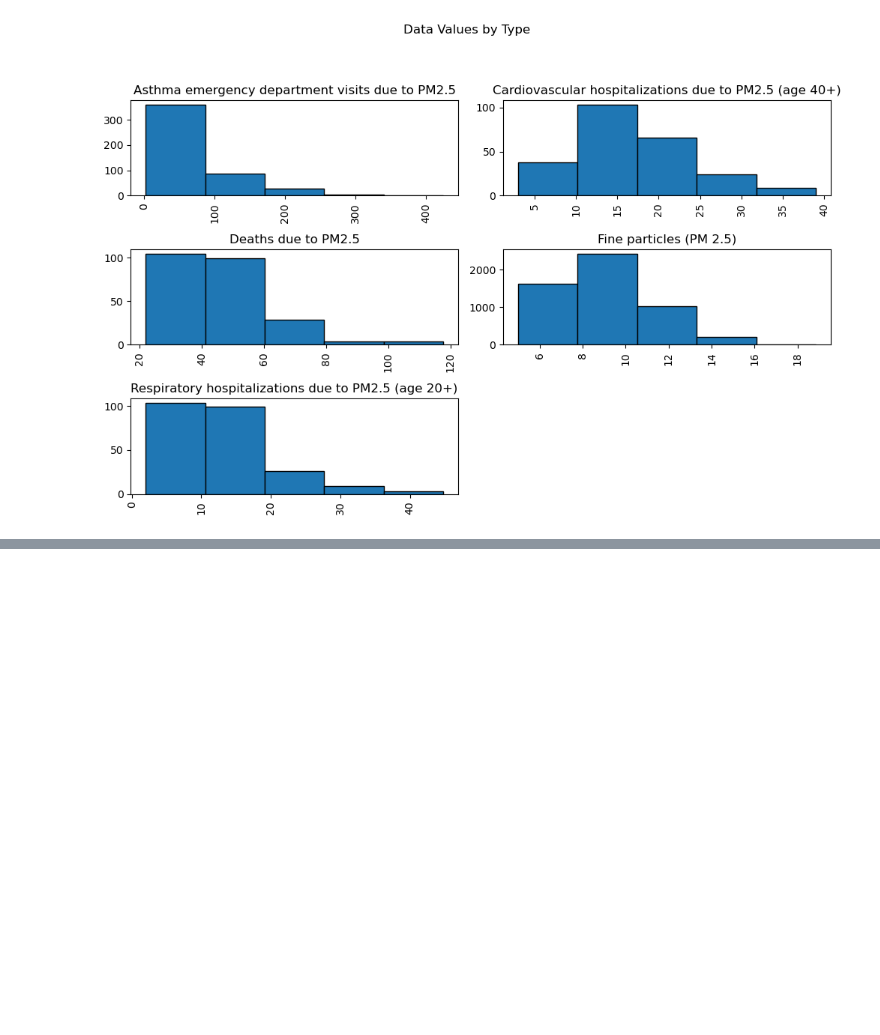
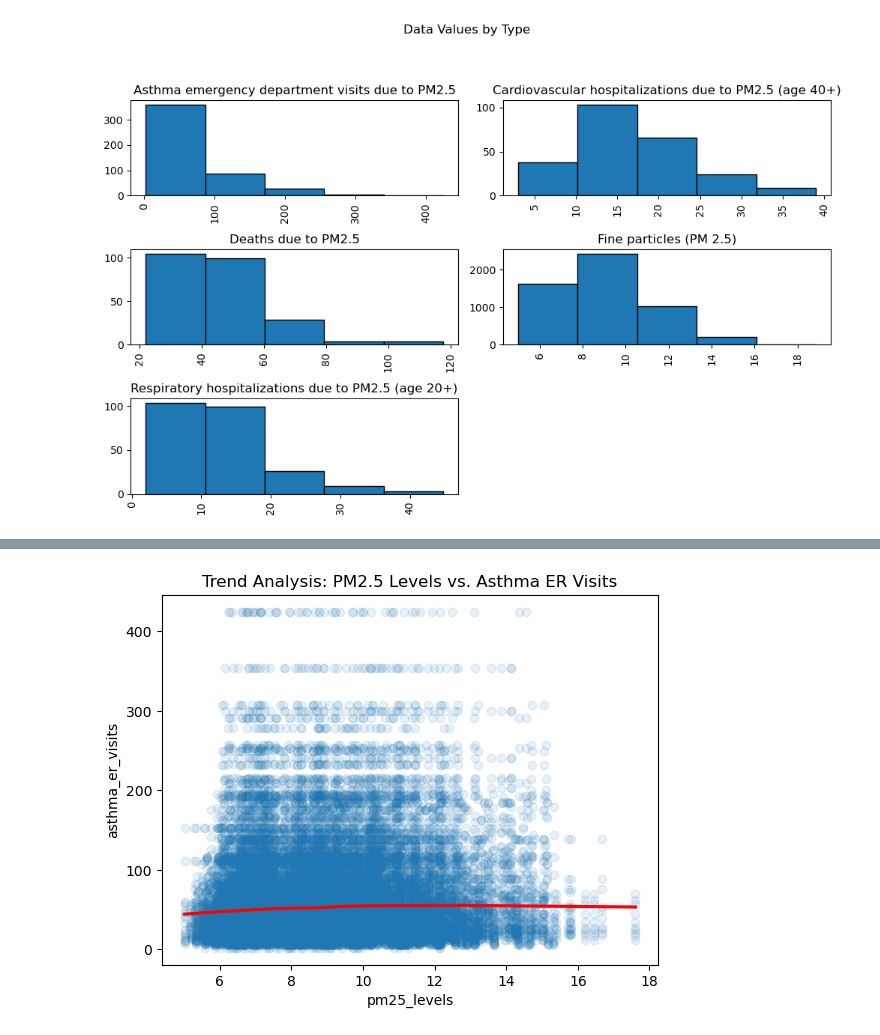
Before and after one commit to kathrynepenrod/Health-Air-Quality-Correlation-Analysis, a Jupyter notebook: final project (1).ipynb, the cells around one changed output, grey strips where cells are left out. Drawn from its saved outputs; the diff is of its cells as text; code cells hidden in the pictures; blank space fills up the shorter version.

```diff
--- a/final project (1).ipynb
+++ b/final project (1).ipynb
@@ -334 +266,9 @@ plt.show()
+# %%
+#clean it up so it's readable - though a heat map may be better
+sns.regplot(data=merged_df, x='pm25_levels', y='asthma_er_visits',
+            scatter_kws={'alpha': 0.1}, line_kws={'color': 'red'}, lowess=True)
+plt.title('Trend Analysis: PM2.5 Levels vs. Asthma ER Visits')
+plt.show()
+# %% [output]
+[figure, added]
 # %%
```
Also changed, not shown: parts of 35 cells of this notebook.
